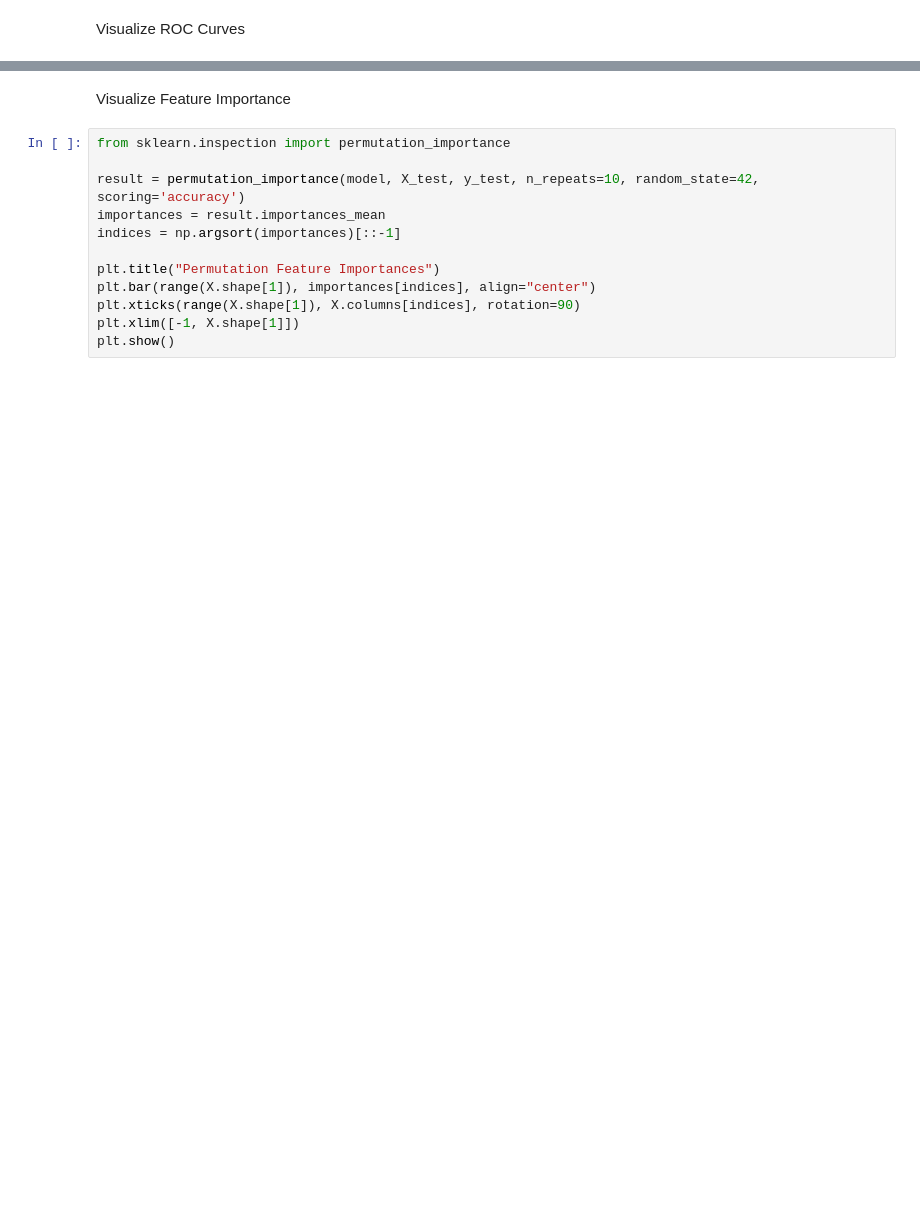
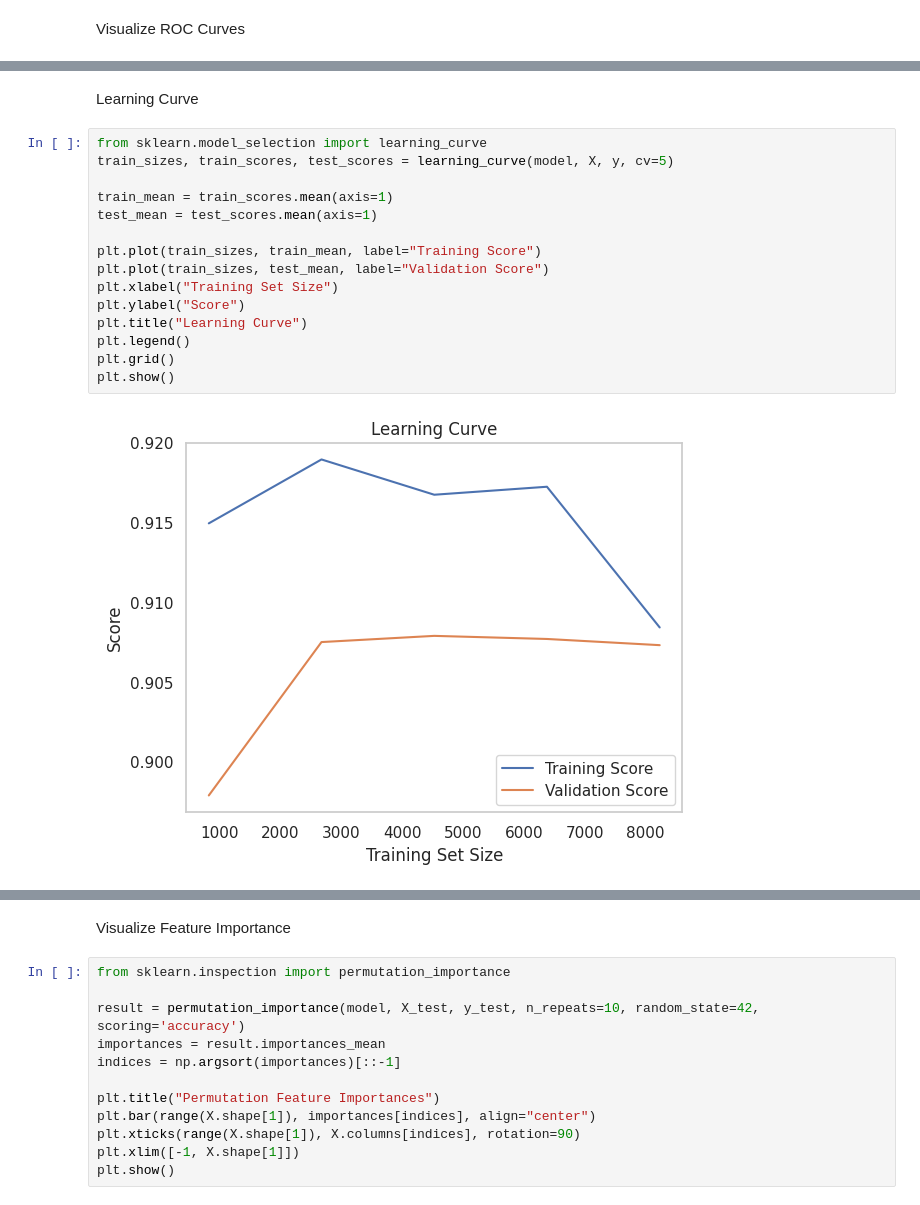
Before and after one commit to ambkingdavid/Leak-Detection-Model, a Jupyter notebook: new_svm_model.ipynb, the cells around one changed output, grey strips where cells are left out. Cells and saved outputs as stored; diff of their text form; blank space fills up the shorter version.

```diff
--- a/new_svm_model.ipynb
+++ b/new_svm_model.ipynb
@@ -174,0 +196,19 @@ plt.show()
+# %% [markdown]
+Learning Curve
+# %%
+from sklearn.model_selection import learning_curve
+train_sizes, train_scores, test_scores = learning_curve(model, X, y, cv=5)
+
+train_mean = train_scores.mean(axis=1)
+test_mean = test_scores.mean(axis=1)
+
+plt.plot(train_sizes, train_mean, label="Training Score")
+plt.plot(train_sizes, test_mean, label="Validation Score")
+plt.xlabel("Training Set Size")
+plt.ylabel("Score")
+plt.title("Learning Curve")
+plt.legend()
+plt.grid()
+plt.show()
+# %% [output]
+[figure, added]
```
Also changed, not shown: parts of 15 cells of this notebook, 3 other files.
